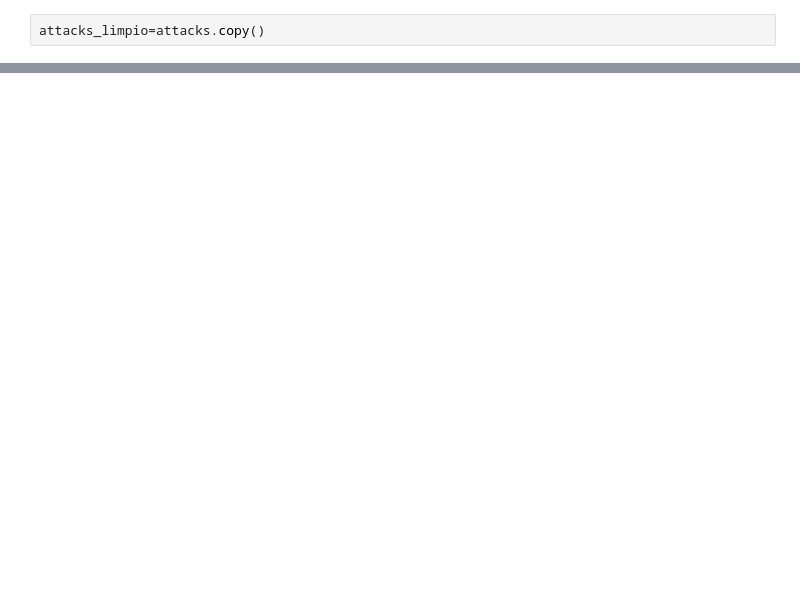
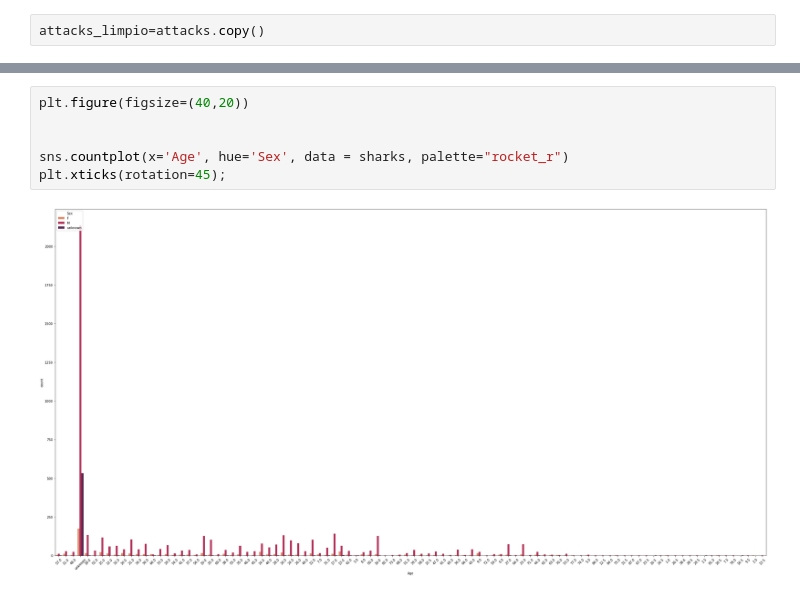
Before and after one commit to AnaChaparro/-Proyecto-Sharks-Ana-Chaparro, a Jupyter notebook: Proyecto_Sharks.ipynb, the cells around one changed output, grey strips where cells are left out. Cells and saved outputs as stored; diff of their text form; blank space fills up the shorter version.

```diff
--- a/Proyecto_Sharks.ipynb
+++ b/Proyecto_Sharks.ipynb
@@ -1139,0 +1241,8 @@ attacks_limpio.to_csv('attacks_limpio.csv', index=False)
+# %%
+plt.figure(figsize=(40,20))
+
+
+sns.countplot(x='Age', hue='Sex', data = sharks, palette="rocket_r")
+plt.xticks(rotation=45);
+# %% [output]
+[figure, added]
```
Also changed, not shown: parts of 41 cells of this notebook.
